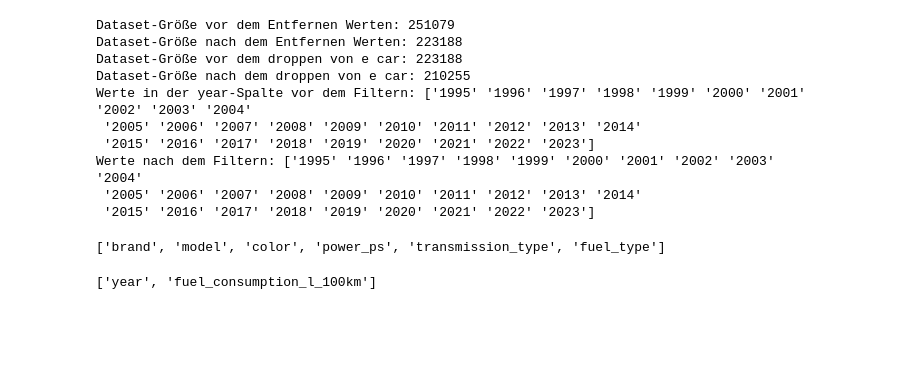
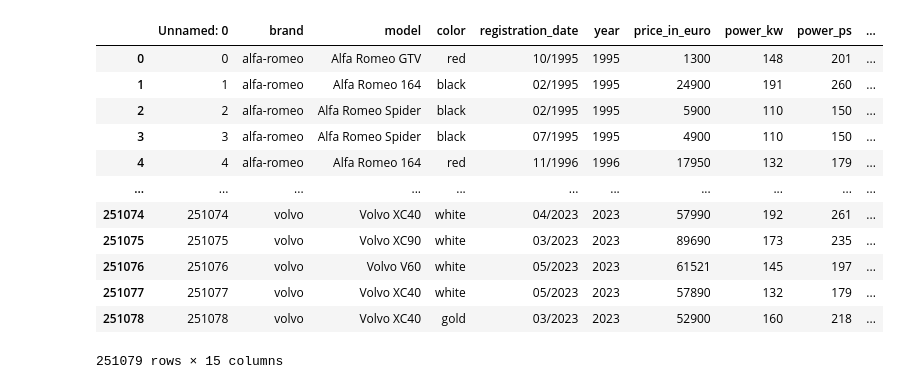
Before and after one commit to kiljos/data_mining, a Jupyter notebook: RandD.ipynb, the cells around one changed output. Saved outputs shown, nothing was run; the diff lists cells and outputs as text; code cells hidden in the pictures; blank space fills up the shorter version.

```diff
--- a/RandD.ipynb
+++ b/RandD.ipynb
@@ -1,23 +1,18 @@
-# %%
-from preprocessing import preprocessing_pipeline
-
-X_train, X_test, y_train, y_test,X, categorical_features, numeric_features = preprocessing_pipeline()
-# %% [output]
-Dataset-Größe vor dem Entfernen Werten: 251079
-Dataset-Größe nach dem Entfernen Werten: 223188
-Dataset-Größe vor dem droppen von e car: 223188
-Dataset-Größe nach dem droppen von e car: 210255
-Werte in der year-Spalte vor dem Filtern: ['1995' '1996' '1997' '1998' '1999' '2000' '2001' '2002' '2003' '2004'
- '2005' '2006' '2007' '2008' '2009' '2010' '2011' '2012' '2013' '2014'
- '2015' '2016' '2017' '2018' '2019' '2020' '2021' '2022' '2023']
-Werte nach dem Filtern: ['1995' '1996' '1997' '1998' '1999' '2000' '2001' '2002' '2003' '2004'
- '2005' '2006' '2007' '2008' '2009' '2010' '2011' '2012' '2013' '2014'
- '2015' '2016' '2017' '2018' '2019' '2020' '2021' '2022' '2023']
-# %%
-categorical_features
-# %% [output]
-['brand', 'model', 'color', 'power_ps', 'transmission_type', 'fuel_type']
-# %%
-numeric_features
-# %% [output]
-['year', 'fuel_consumption_l_100km']
+# %%
+import pandas as pd
+df = pd.read_csv(r'C:\Users\kilia\Desktop\MA_Master\Vorlesung_S5\DataMining\proj\proj\data_mining\data.csv')
+df
+# %% [output]
+|  | Unnamed: 0 | brand | model | color | registration_date | year | price_in_euro | power_kw | power_ps | ... |
+| 0 | 0 | alfa-romeo | Alfa Romeo GTV | red | 10/1995 | 1995 | 1300 | 148 | 201 | ... |
+| 1 | 1 | alfa-romeo | Alfa Romeo 164 | black | 02/1995 | 1995 | 24900 | 191 | 260 | ... |
+| 2 | 2 | alfa-romeo | Alfa Romeo Spider | black | 02/1995 | 1995 | 5900 | 110 | 150 | ... |
+| 3 | 3 | alfa-romeo | Alfa Romeo Spider | black | 07/1995 | 1995 | 4900 | 110 | 150 | ... |
+| 4 | 4 | alfa-romeo | Alfa Romeo 164 | red | 11/1996 | 1996 | 17950 | 132 | 179 | ... |
+| ... | ... | ... | ... | ... | ... | ... | ... | ... | ... | ... |
+| 251074 | 251074 | volvo | Volvo XC40 | white | 04/2023 | 2023 | 57990 | 192 | 261 | ... |
+| 251075 | 251075 | volvo | Volvo XC90 | white | 03/2023 | 2023 | 89690 | 173 | 235 | ... |
+| 251076 | 251076 | volvo | Volvo V60 | white | 05/2023 | 2023 | 61521 | 145 | 197 | ... |
+| 251077 | 251077 | volvo | Volvo XC40 | white | 05/2023 | 2023 | 57890 | 132 | 179 | ... |
+| 251078 | 251078 | volvo | Volvo XC40 | gold | 03/2023 | 2023 | 52900 | 160 | 218 | ... |
+251079 rows × 15 columns
```
Also changed, not shown: parts of 43 cells of this notebook, 14 other files.
